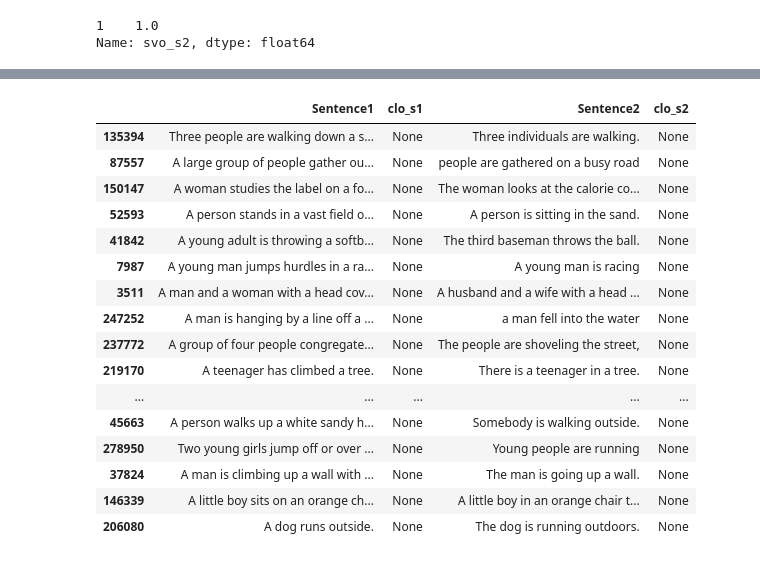
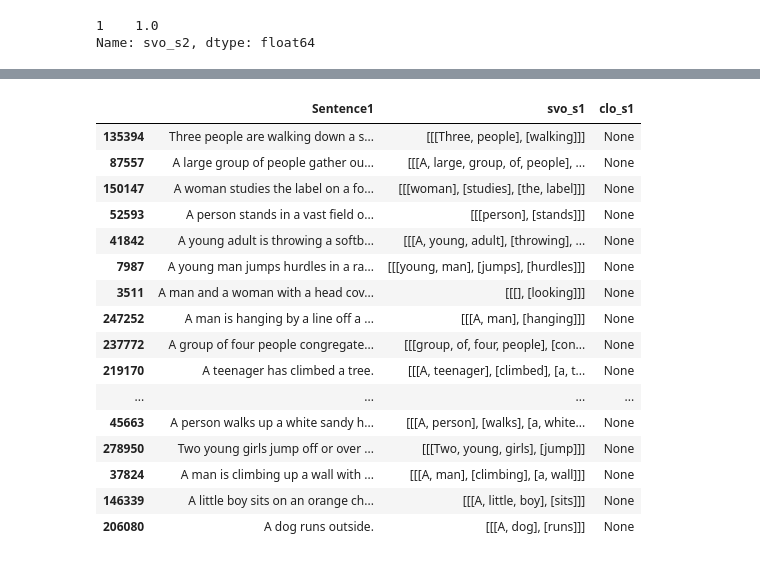
Before and after one commit to Marbr987/Hypothesis_Driven_Analysis_of_Self_Rationalising_Models, a Jupyter notebook: 02_Extract_Subphrases/extract_subphrases.ipynb, the cells around one changed output, grey strips where cells are left out. Saved outputs shown, nothing was run; the diff lists cells and outputs as text; code cells hidden in the pictures.

```diff
--- a/02_Extract_Subphrases/extract_subphrases.ipynb
+++ b/02_Extract_Subphrases/extract_subphrases.ipynb
@@ -127,0 +100,8 @@ plt.axhline(y=0.7, color="red")
+# %%
+x = np.sort(res[0])[-5000:]
+plt.plot(np.arange(len(x), 0, -1), x, c="blue", label="Vocabulary Terms")
+plt.axhline(y=0.7, color="red", label="Constant 0.7")
+plt.legend()
+plt.xlabel("$n$-th closest Word in Spacy Vocabulary")
+plt.ylabel("Cosine Similarity")
+plt.savefig("cosine_similarity_top5000.pdf")
@@ -217,25 +199,25 @@ train[['Sentence1', 'svo_s1',  'loc_s1', 'clo_s1', 'Sentence2', 'svo_s2', 'loc_s
 | 149362 | two black poodles fighting. | [[[two, black, poodles], [fightin... | None | None | there is only one dog | [[[there], [is], [one, dog]]] | None | None |
 | 57375 | People browse in a store. | [[[People], [browse]]] | [store] | None | People are in a store. | [[[People], [are]]] | [store] | None |
 # %%
-train[['Sentence1', 'clo_s1', 'Sentence2', 'clo_s2']].head(40)
+train[['Sentence1', 'svo_s1', 'clo_s1']].head(40)
 # %% [output]
-|  | Sentence1 | clo_s1 | Sentence2 | clo_s2 |
-| 135394 | Three people are walking down a s... | None | Three individuals are walking. | None |
-| 87557 | A large group of people gather ou... | None | people are gathered on a busy road | None |
-| 150147 | A woman studies the label on a fo... | None | The woman looks at the calorie co... | None |
-| 52593 | A person stands in a vast field o... | None | A person is sitting in the sand. | None |
-| 41842 | A young adult is throwing a softb... | None | The third baseman throws the ball. | None |
-| 7987 | A young man jumps hurdles in a ra... | None | A young man is racing | None |
-| 3511 | A man and a woman with a head cov... | None | A husband and a wife with a head ... | None |
-| 247252 | A man is hanging by a line off a ... | None | a man fell into the water | None |
-| 237772 | A group of four people congregate... | None | The people are shoveling the street, | None |
-| 219170 | A teenager has climbed a tree. | None | There is a teenager in a tree. | None |
-| ... | ... | ... | ... | ... |
-| 45663 | A person walks up a white sandy h... | None | Somebody is walking outside. | None |
-| 278950 | Two young girls jump off or over ... | None | Young people are running | None |
-| 37824 | A man is climbing up a wall with ... | None | The man is going up a wall. | None |
-| 146339 | A little boy sits on an orange ch... | None | A little boy in an orange chair t... | None |
-| 206080 | A dog runs outside. | None | The dog is running outdoors. | None |
+|  | Sentence1 | svo_s1 | clo_s1 |
+| 135394 | Three people are walking down a s... | [[[Three, people], [walking]]] | None |
+| 87557 | A large group of people gather ou... | [[[A, large, group, of, people], ... | None |
+| 150147 | A woman studies the label on a fo... | [[[woman], [studies], [the, label]]] | None |
+| 52593 | A person stands in a vast field o... | [[[person], [stands]]] | None |
+| 41842 | A young adult is throwing a softb... | [[[A, young, adult], [throwing], ... | None |
+| 7987 | A young man jumps hurdles in a ra... | [[[young, man], [jumps], [hurdles]]] | None |
+| 3511 | A man and a woman with a head cov... | [[[], [looking]]] | None |
+| 247252 | A man is hanging by a line off a ... | [[[A, man], [hanging]]] | None |
+| 237772 | A group of four people congregate... | [[[group, of, four, people], [con... | None |
+| 219170 | A teenager has climbed a tree. | [[[A, teenager], [climbed], [a, t... | None |
+| ... | ... | ... | ... |
+| 45663 | A person walks up a white sandy h... | [[[A, person], [walks], [a, white... | None |
+| 278950 | Two young girls jump off or over ... | [[[Two, young, girls], [jump]]] | None |
+| 37824 | A man is climbing up a wall with ... | [[[A, man], [climbing], [a, wall]]] | None |
+| 146339 | A little boy sits on an orange ch... | [[[A, little, boy], [sits]]] | None |
+| 206080 | A dog runs outside. | [[[A, dog], [runs]]] | None |
 # %%
 svo_wrong = 7/20 # Vers 1
 svo_wrong = 3/20# Vers 2. Classified as wrong also when loc was included in the noun
```
Also changed, not shown: parts of 10 cells of this notebook, 3 other files.
